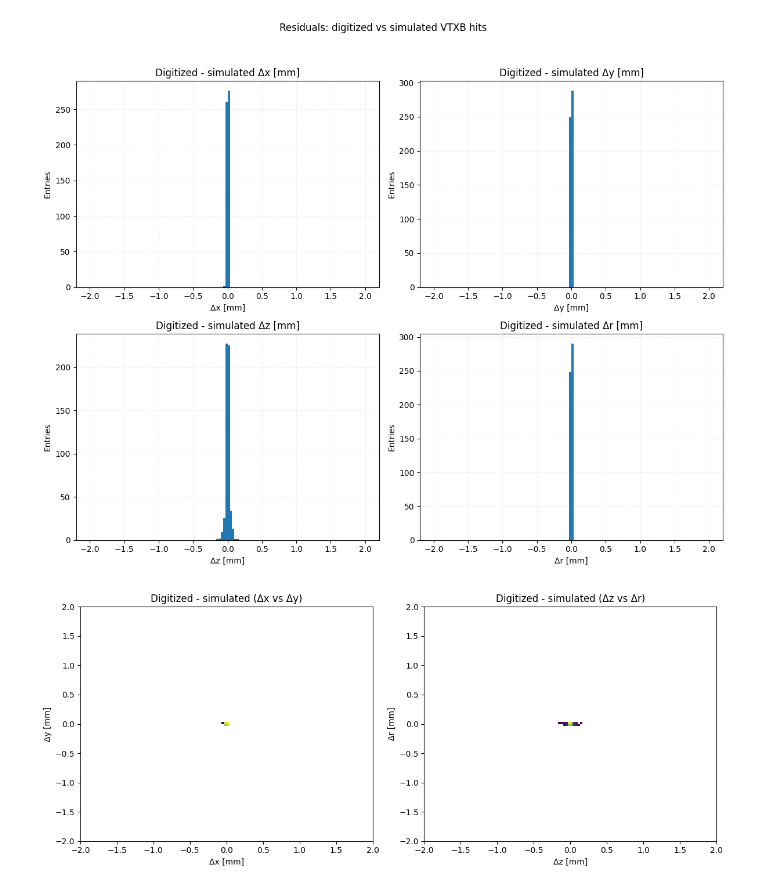
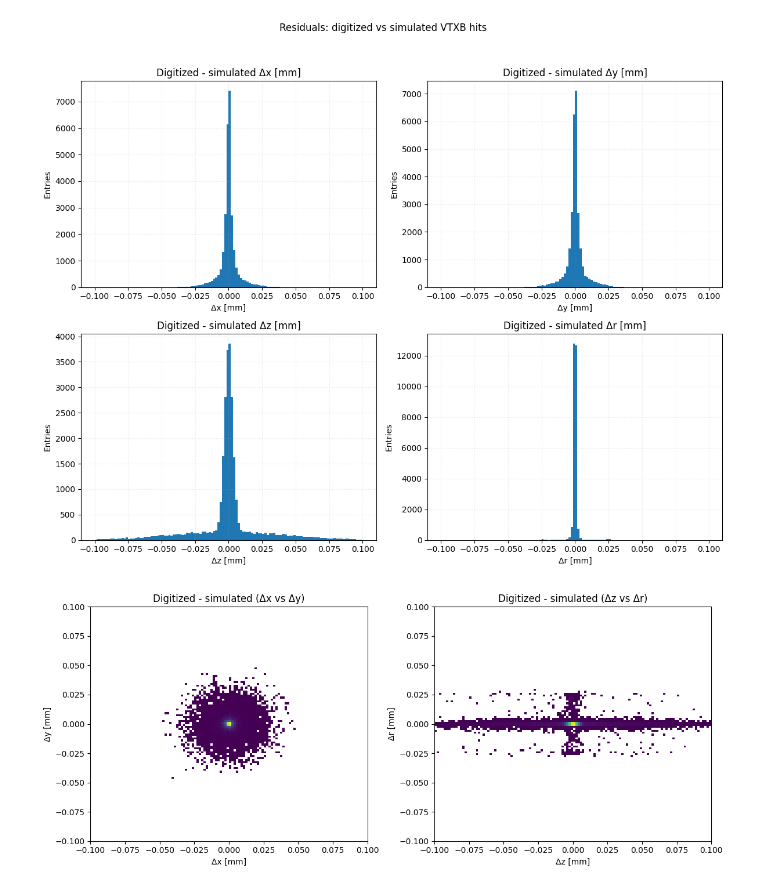
Before and after one commit to Obie3719/k4RecTracker, a Jupyter notebook: testPlots/digitize.ipynb, the cells around one changed output. Saved outputs shown, nothing was run; the diff lists cells and outputs as text; code cells hidden in the pictures.

```diff
--- a/testPlots/digitize.ipynb
+++ b/testPlots/digitize.ipynb
@@ -5,7 +5,7 @@ import numpy as np
 import matplotlib.pyplot as plt
 import vector
 # %%
-file = uproot.open("/ceph/omunkombwe/out_tracks1_60.root")
+file = uproot.open("/ceph/omunkombwe/fit_idea_o1_v03_new.root")
 tree = file["events"]
 # %%
 dceDep = tree['DCHCollection.eDep'].array()
@@ -534,44 +686,44 @@ truth_vs_digi = {
 }
 
 truth_ranges = {
-    "Δx [mm]": (-2, 2),
-    "Δy [mm]": (-2, 2),
-    "Δz [mm]": (-2, 2),
-    "Δr [mm]": (-2, 2),
+    "Δx [mm]": (-0.1, 0.1),
+    "Δy [mm]": (-0.1, 0.1),
+    "Δz [mm]": (-0.1, 0.1),
+    "Δr [mm]": (-0.1, 0.1),
 }
 
 fig, axes = plt.subplots(2, 2, figsize=(12, 10))
 for ax, (label, arr) in zip(axes.flat, truth_vs_digi.items()):
     rng = truth_ranges[label]
     ax.hist(arr, bins=120, range=rng, color='tab:blue')
     ax.set_xlabel(label)
     ax.set_ylabel('Entries')
     ax.set_title(f'Digitized - simulated {label}')
     ax.grid(True, linestyle=':', alpha=0.3)
 fig.suptitle('Residuals: digitized vs simulated VTXB hits')
 fig.tight_layout(rect=[0, 0.03, 1, 0.95])
 fig.savefig('VTXB_digitize_residuals.png', dpi=300)
 plt.show()
 
 fig, axes = plt.subplots(1, 2, figsize=(12, 5))
 axes[0].hist2d(truth_vs_digi["Δx [mm]"], truth_vs_digi["Δy [mm]"], bins=120,
                range=[truth_ranges["Δx [mm]"], truth_ranges["Δy [mm]"]],
                cmin=1, cmap='viridis')
 axes[0].set_xlabel('Δx [mm]')
 axes[0].set_ylabel('Δy [mm]')
 axes[0].set_title('Digitized - simulated (Δx vs Δy)')
 axes[1].hist2d(truth_vs_digi["Δz [mm]"], truth_vs_digi["Δr [mm]"], bins=120,
                range=[truth_ranges["Δz [mm]"], truth_ranges["Δr [mm]"]],
                cmin=1, cmap='viridis')
 axes[1].set_xlabel('Δz [mm]')
 axes[1].set_ylabel('Δr [mm]')
 axes[1].set_title('Digitized - simulated (Δz vs Δr)')
 fig.tight_layout()
 fig.savefig('VTXB_digitize_residuals_2D.png', dpi=300)
 plt.show()
 # %% [output]
-[figure, old version]
+[figure, new version]
-[figure, old version]
+[figure, new version]
 # %%
 # Quick event display helpers for simulated vs digitized DCH hits
 import itertools
```
Also changed, not shown: parts of 51 cells of this notebook, 7 other files.
